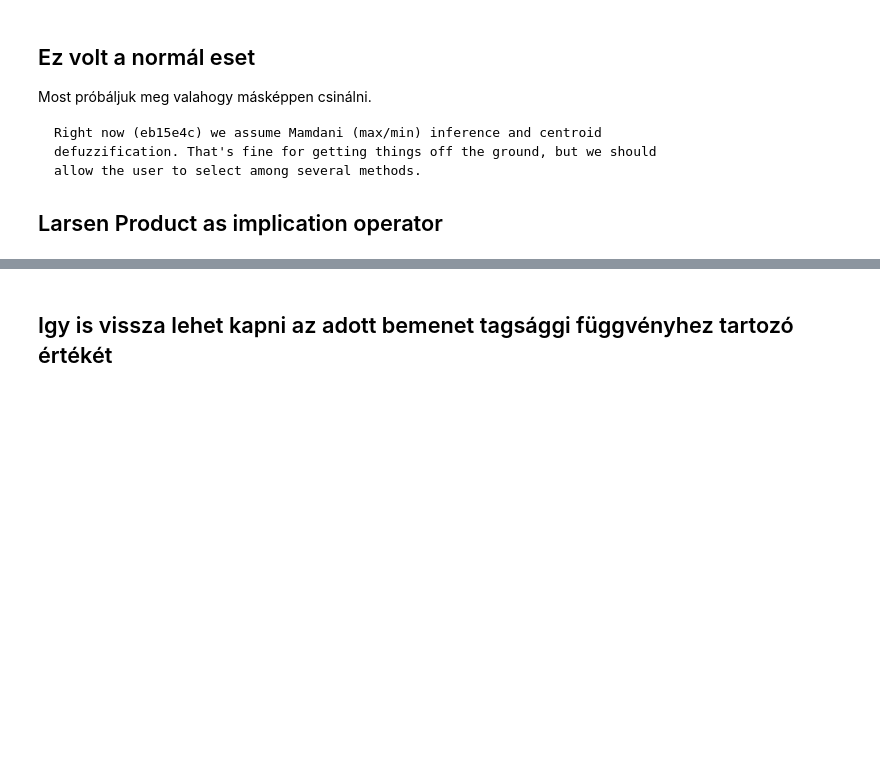
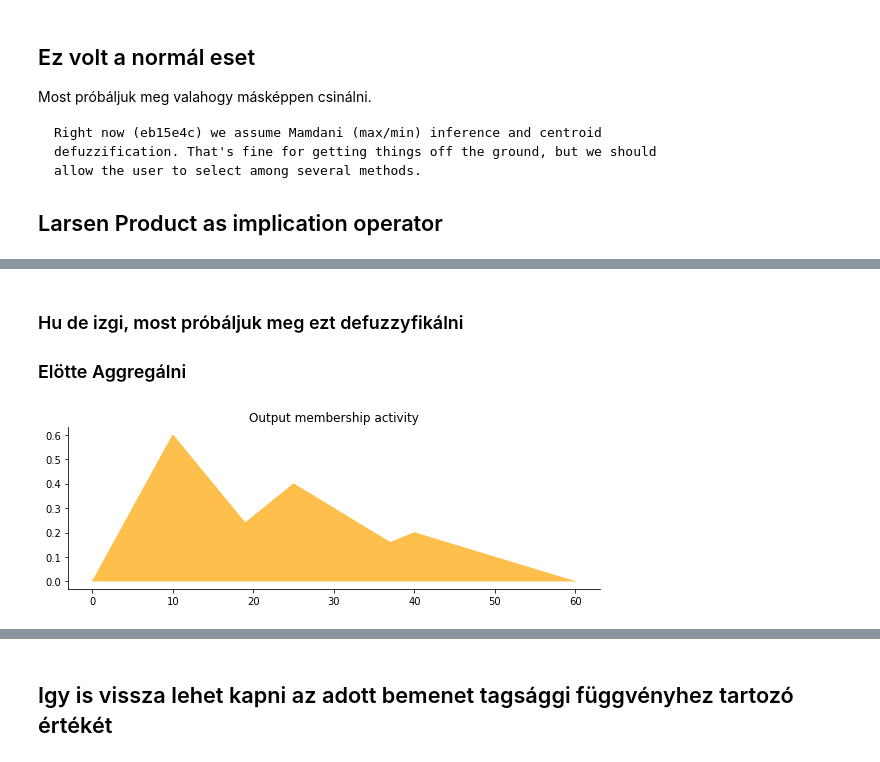
Before and after one commit to JoDeMiro/FuzzyBevezetes, a Jupyter notebook: Python_Fuzzy_Hard_way.ipynb, the cells around one changed output, grey strips where cells are left out. Saved outputs shown, nothing was run; the diff lists cells and outputs as text; code cells hidden in the pictures; blank space fills up the shorter version.

```diff
--- a/Python_Fuzzy_Hard_way.ipynb
+++ b/Python_Fuzzy_Hard_way.ipynb
@@ -379,0 +559,29 @@ allow the user to select among several methods.
+# %% [markdown]
+### Hu de izgi, most próbáljuk meg ezt defuzzyfikálni
+
+### Elötte Aggregálni
+# %%
+# Aggregate all five output membership functions together
+aggregated = np.fmax(washingtime_activation_veryshort,
+                     np.fmax(washingtime_activation_short,
+                             np.fmax(washingtime_activation_medium,
+                                     np.fmax(washingtime_activation_long,
+                                             washingtime_activation_verylong))))
+# %%
+# Visualize this
+fig, ax0 = plt.subplots(figsize=(8, 3))
+
+ax0.fill_between(x_washingtime, washingtime0, aggregated, facecolor='orange', alpha=0.7)
+ax0.plot(x_washingtime, aggregated, 'orange', linewidth = 0.5, linestyle = '--')
+ax0.set_title('Output membership activity')
+
+# Turn off top/right axes
+for ax in (ax0,):
+    ax.spines['top'].set_visible(False)
+    ax.spines['right'].set_visible(False)
+    ax.get_xaxis().tick_bottom()
+    ax.get_yaxis().tick_left()
+
+plt.tight_layout()
+# %% [output]
+[figure, added]
```
Also changed, not shown: parts of 10 cells of this notebook.
